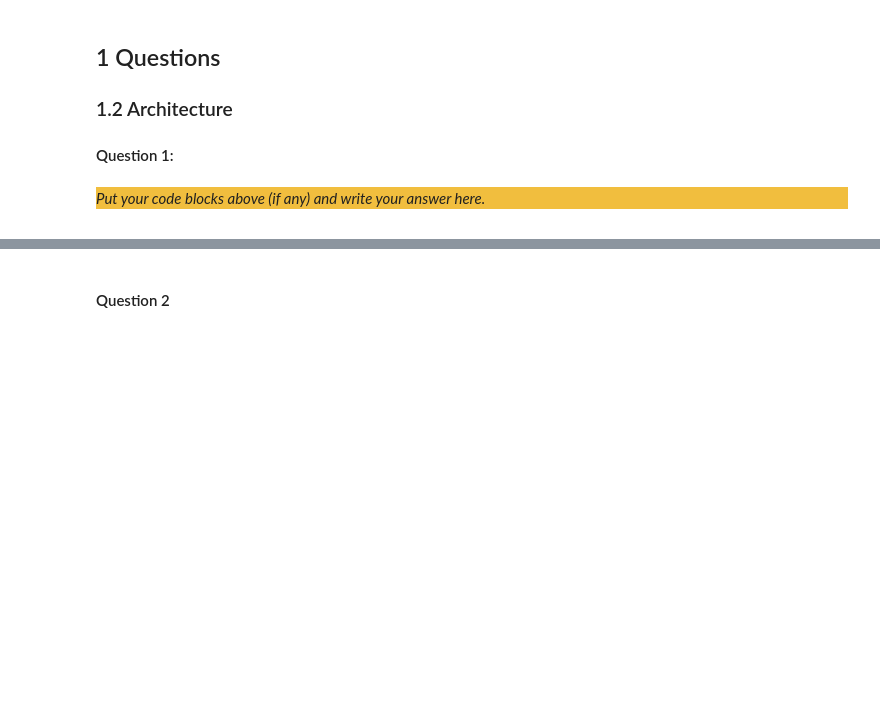
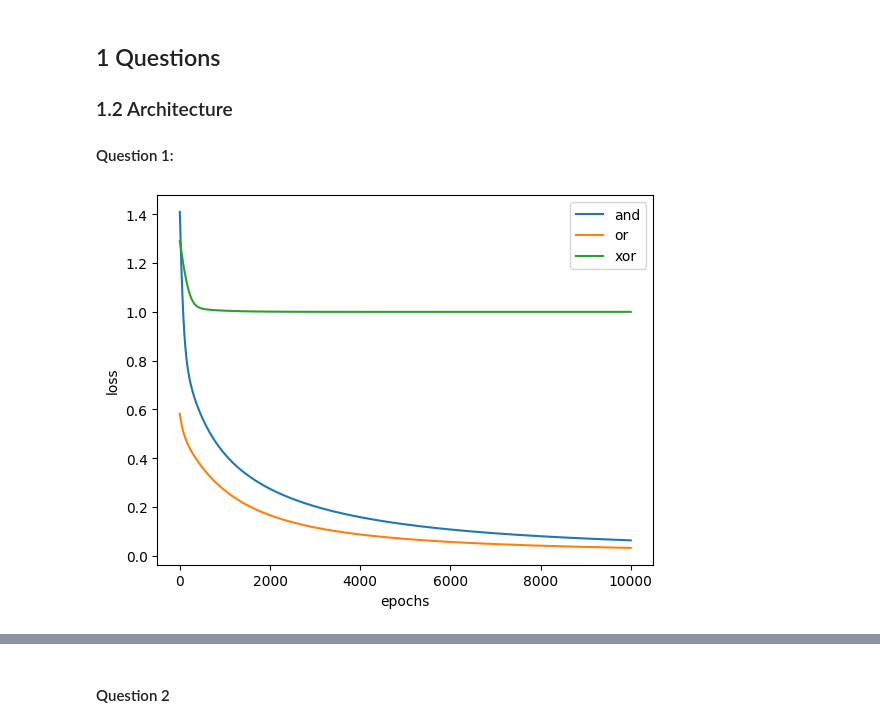
Before and after one commit to Eliminator1357/CI-ANN, a Jupyter notebook: src/Main.ipynb, the cells around one changed output, grey strips where cells are left out. Saved outputs shown, nothing was run; the diff lists cells and outputs as text; code cells hidden in the pictures; blank space fills up the shorter version.

```diff
--- a/src/Main.ipynb
+++ b/src/Main.ipynb
@@ -41,6 +38,59 @@ unknown = np.genfromtxt("../data/unknown.txt", delimiter=",")
-# %% [markdown]
-<div style="background-color:#f1be3e">
-
-_Put your code blocks above (if any) and write your answer here._
-
-</div>
+# %%
+# Put your code for Question 1 here
+learnrate = 0.01
+
+def sigmoid(x):
+    return 1 / (1 + np.exp(-x))
+def sigmoid_derivative(x):
+    return sigmoid(x) * (1 - sigmoid(x))
+def loss(y_true, y_pred):
+    return np.sum((y_true - y_pred) ** 2)
+def loss_deriv(y_true, out, z,input):
+    return (-2*(y_true - out)*sigmoid_derivative(z)*input).sum(axis=0)[:, np.newaxis]
+def bias_deriv(y_true,out,z):
+    return np.sum(-2*(y_true - out)*sigmoid_derivative(z))
+
+input_and = np.array([[0,0],[0,1],[1,0],[1,1]])
+output_and = np.array([[0],[0],[0],[1]])
+weights_and = np.random.rand(2,1)
+bias_and = np.random.rand(1,1)
+and_losses = np.zeros(10000)
+input_or = np.array([[0,0],[0,1],[1,0],[1,1]])
+output_or = np.array([[0],[1],[1],[1]])
+weights_or = np.random.rand(2,1)
+bias_or = np.random.rand(1,1)
+or_losses = np.zeros(10000)
+input_xor = np.array([[0,0],[0,1],[1,0],[1,1]])
+output_xor = np.array([[0],[1],[1],[0]])
+weights_xor = np.random.rand(2,1)
+bias_xor = np.random.rand(1,1)
+xor_losses = np.zeros(10000)
+for epoch in range(10000):
+    zi_and = np.dot(input_and,weights_and) + bias_and[0][0]
+    out_and = sigmoid(zi_and)
+    and_losses[epoch] = loss(output_and, out_and)
+
+    zi_or = np.dot(input_or,weights_or) + bias_or[0][0]
+    out_or = sigmoid(zi_or)
+    or_losses[epoch] = loss(output_or, out_or)
+
+    zi_xor = np.dot(input_xor,weights_xor) + bias_xor[0][0]
+    out_xor = sigmoid(zi_xor)
+    xor_losses[epoch] = loss(output_xor, out_xor)
+
+    weights_and -= learnrate*loss_deriv(output_and, out_and, zi_and, input_and)
+    weights_or -= learnrate*loss_deriv(output_or, out_or, zi_or, input_or)
+    weights_xor -= learnrate*loss_deriv(output_xor, out_xor, zi_xor, input_xor)
+    bias_and -= learnrate*bias_deriv(output_and, out_and, zi_and)
+    bias_or -= learnrate*bias_deriv(output_or, out_or, zi_or)
+    bias_xor -= learnrate*bias_deriv(output_xor, out_xor, zi_xor)
+xaxis = np.linspace(0,10000,10000)
+plt.xlabel("epochs")
+plt.ylabel("loss")
+plt.plot(xaxis, and_losses,label = "and")
+plt.plot(xaxis, or_losses, label = "or")
+plt.plot(xaxis, xor_losses, label = "xor")
+plt.legend()
+plt.show()
+# %% [output]
+[figure, added]
```
Also changed, not shown: parts of 3 cells of this notebook.
